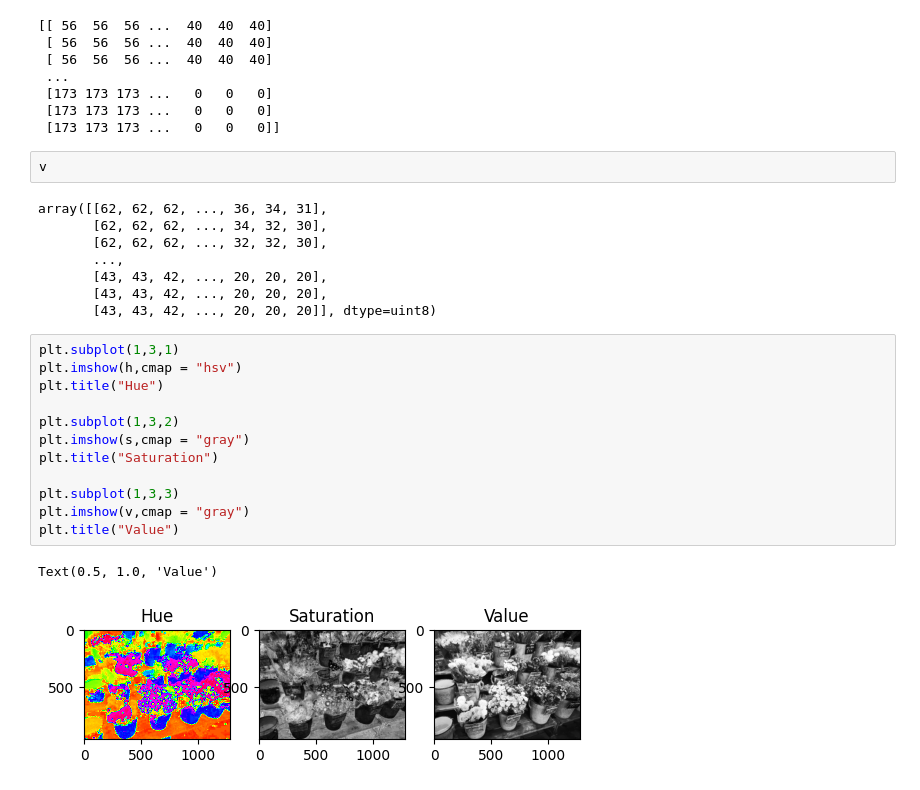
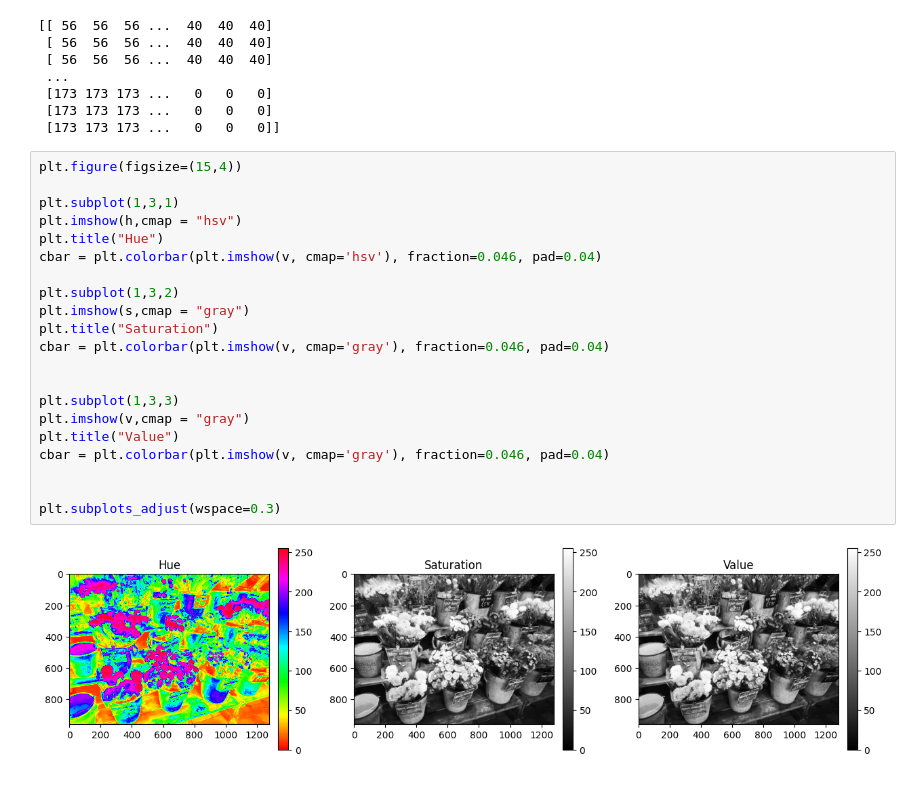
Before and after one commit to Tiepbn/Computer-Vision, a Jupyter notebook: Exercise/Week2_01_Exercise01.ipynb, the cells around one changed output. Cells and saved outputs as stored; diff of their text form.

```diff
--- a/Exercise/Week2_01_Exercise01.ipynb
+++ b/Exercise/Week2_01_Exercise01.ipynb
@@ -62,28 +62,26 @@ print(h)
  [173 173 173 ...   0   0   0]
  [173 173 173 ...   0   0   0]
  [173 173 173 ...   0   0   0]]
-# %%
-v
-# %% [output]
-array([[62, 62, 62, ..., 36, 34, 31],
-       [62, 62, 62, ..., 34, 32, 30],
-       [62, 62, 62, ..., 32, 32, 30],
-       ...,
-       [43, 43, 42, ..., 20, 20, 20],
-       [43, 43, 42, ..., 20, 20, 20],
-       [43, 43, 42, ..., 20, 20, 20]], dtype=uint8)
 # %%
+plt.figure(figsize=(15,4))
+
 plt.subplot(1,3,1)
 plt.imshow(h,cmap = "hsv")
 plt.title("Hue")
+cbar = plt.colorbar(plt.imshow(v, cmap='hsv'), fraction=0.046, pad=0.04)
 
 plt.subplot(1,3,2)
 plt.imshow(s,cmap = "gray")
 plt.title("Saturation")
+cbar = plt.colorbar(plt.imshow(v, cmap='gray'), fraction=0.046, pad=0.04)
+
 
 plt.subplot(1,3,3)
 plt.imshow(v,cmap = "gray")
 plt.title("Value")
+cbar = plt.colorbar(plt.imshow(v, cmap='gray'), fraction=0.046, pad=0.04)
+
+
+plt.subplots_adjust(wspace=0.3)
 # %% [output]
-Text(0.5, 1.0, 'Value')
-[figure, old version]
+[figure, new version]
```
